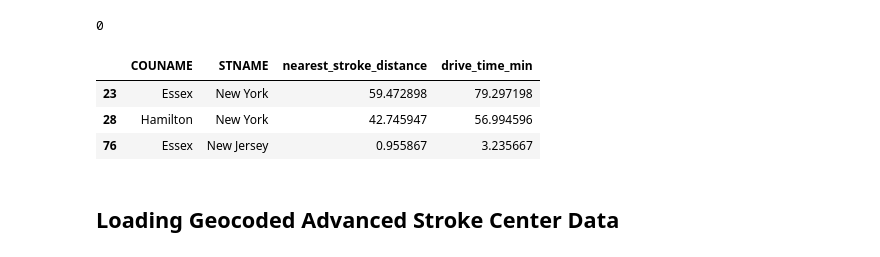
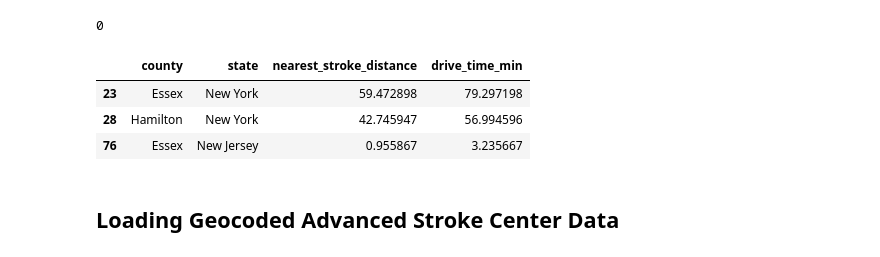
Before and after one commit to palism1/stroke-burden-index, a Jupyter notebook: data/geographic_accessibility_data/Geographic_Accessibility_Data_Gathering.ipynb, the cells around one changed output. Saved outputs shown, nothing was run; the diff lists cells and outputs as text; code cells hidden in the pictures.

```diff
--- a/data/geographic_accessibility_data/Geographic_Accessibility_Data_Gathering.ipynb
+++ b/data/geographic_accessibility_data/Geographic_Accessibility_Data_Gathering.ipynb
@@ -36,6 +32,13 @@ pop_centers["fips"] = (
     pop_centers["STATEFP"].astype(str).str.zfill(2)
     + pop_centers["COUNTYFP"].astype(str).str.zfill(3)
 )
+# %%
+pop_centers = pop_centers.rename(
+    columns={
+        "COUNAME": "county",
+        "STNAME": "state"
+    }
+)
 # %% [markdown]
 ## Loading Geocoded Basic Stroke Center Data
 # %%
@@ -334,16 +341,16 @@ print(
 # %%
 # Checking imputed counties
 pop_centers.loc[
-    pop_centers["COUNAME"].isin(["Essex", "Hamilton"]),
+    pop_centers["county"].isin(["Essex", "Hamilton"]),
     [
-        "COUNAME",
-        "STNAME",
+        "county",
+        "state",
         "nearest_stroke_distance",
         "drive_time_min"
     ]
 ]
 # %% [output]
-|  | COUNAME | STNAME | nearest_stroke_distance | drive_time_min |
+|  | county | state | nearest_stroke_distance | drive_time_min |
 | 23 | Essex | New York | 59.472898 | 79.297198 |
 | 28 | Hamilton | New York | 42.745947 | 56.994596 |
 | 76 | Essex | New Jersey | 0.955867 | 3.235667 |
```
Also changed, not shown: parts of 10 cells of this notebook, 2 other files.
